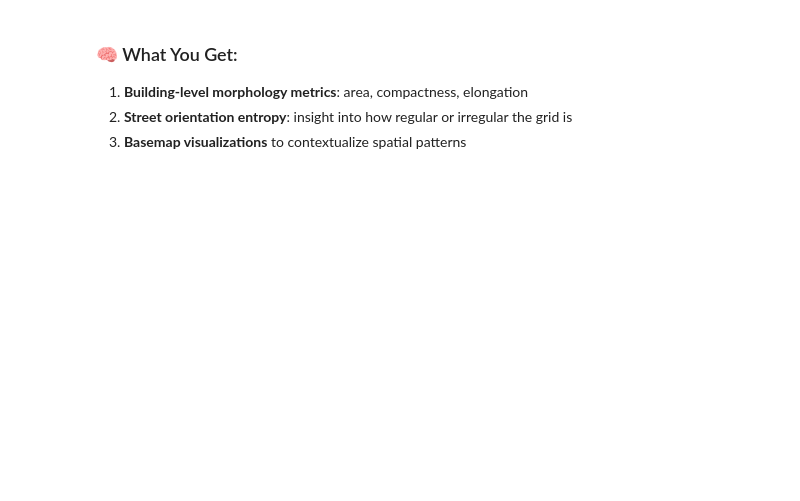
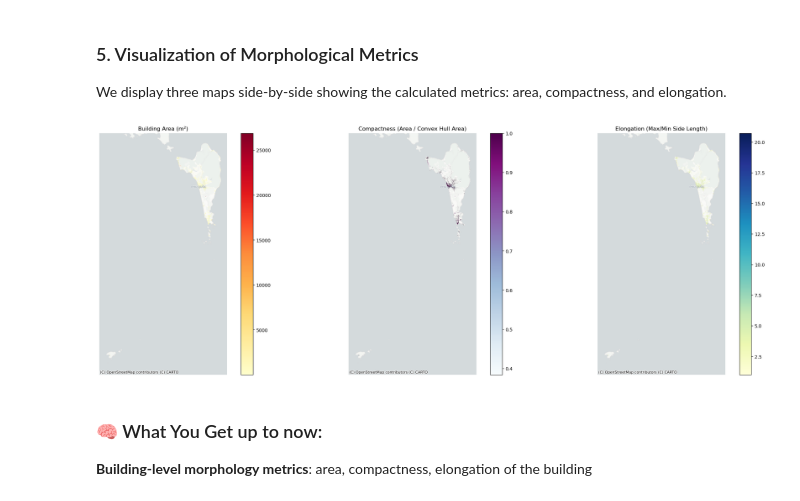
Before and after one commit to ngocthienle/Roadmap-Python-for-Urban-Planning-and-Design, a Jupyter notebook: Urban Morphology/1. starter_notebook.ipynb, the cells around one changed output. Drawn from its saved outputs; the diff is of its cells as text; code cells hidden in the pictures; blank space fills up the shorter version.

```diff
--- a/Urban Morphology/1. starter_notebook.ipynb
+++ b/Urban Morphology/1. starter_notebook.ipynb
@@ -21,4 +28,0 @@ import contextily as cx
-# %%
-# 🌍 Configure OSMnx
-ox.settings.log_console = True
-ox.settings.use_cache = True
@@ -76,0 +53,15 @@ memory usage: 52.1+ MB
+# %%
+# %%
+def get_utm_crs(gdf):
+    centroid = gdf.geometry.unary_union.centroid
+    lon, lat = centroid.x, centroid.y
+    utm_zone = int((lon + 180) / 6) + 1
+    # For the northern hemisphere; Southern flag is False if lat>=0.
+    return CRS.from_dict({"proj": "utm", "zone": utm_zone, "south": lat < 0})
+
+utm_crs = get_utm_crs(gdf_buildings)
+gdf_buildings = gdf_buildings.to_crs(utm_crs)
+
+# %%
+# Save the current CRS for later use
+crs = gdf_buildings.crs
@@ -77,5 +102,33 @@ memory usage: 52.1+ MB
+# %% [markdown]
+
+### 5. Visualization of Morphological Metrics
+We display three maps side‑by‑side showing the calculated metrics: area, compactness, and elongation.
+# %%
+# %%
+fig, ax = plt.subplots(1, 3, figsize=(24, 8))
+
+# Map 1: Building Area
+gdf_buildings.plot(column="area", ax=ax[0], cmap="YlOrRd", legend=True)
+ax[0].set_title("Building Area (m²)")
+cx.add_basemap(ax[0], source=cx.providers.CartoDB.Positron, crs=crs)
+
+# Map 2: Compactness
+gdf_buildings.plot(column="compactness", ax=ax[1], cmap="BuPu", legend=True)
+ax[1].set_title("Compactness (Area / Convex Hull Area)")
+cx.add_basemap(ax[1], source=cx.providers.CartoDB.Positron, crs=crs)
+
+# Map 3: Elongation
+gdf_buildings.plot(column="elongation", ax=ax[2], cmap="YlGnBu", legend=True)
+ax[2].set_title("Elongation (Max/Min Side Length)")
+cx.add_basemap(ax[2], source=cx.providers.CartoDB.Positron, crs=crs)
+
+for a in ax:
+    a.axis("off")
+
+plt.tight_layout()
+plt.show()
+# %% [output]
+[figure, added]
 # %% [markdown]
-### 🧠 What You Get:
-1. **Building-level morphology metrics**: area, compactness, elongation
-2. **Street orientation entropy**: insight into how regular or irregular the grid is
-3. **Basemap visualizations** to contextualize spatial patterns
+### 🧠 What You Get up to now:
+**Building-level morphology metrics**: area, compactness, elongation of the building
```
Also changed, not shown: parts of 17 cells of this notebook, 7 other files.
